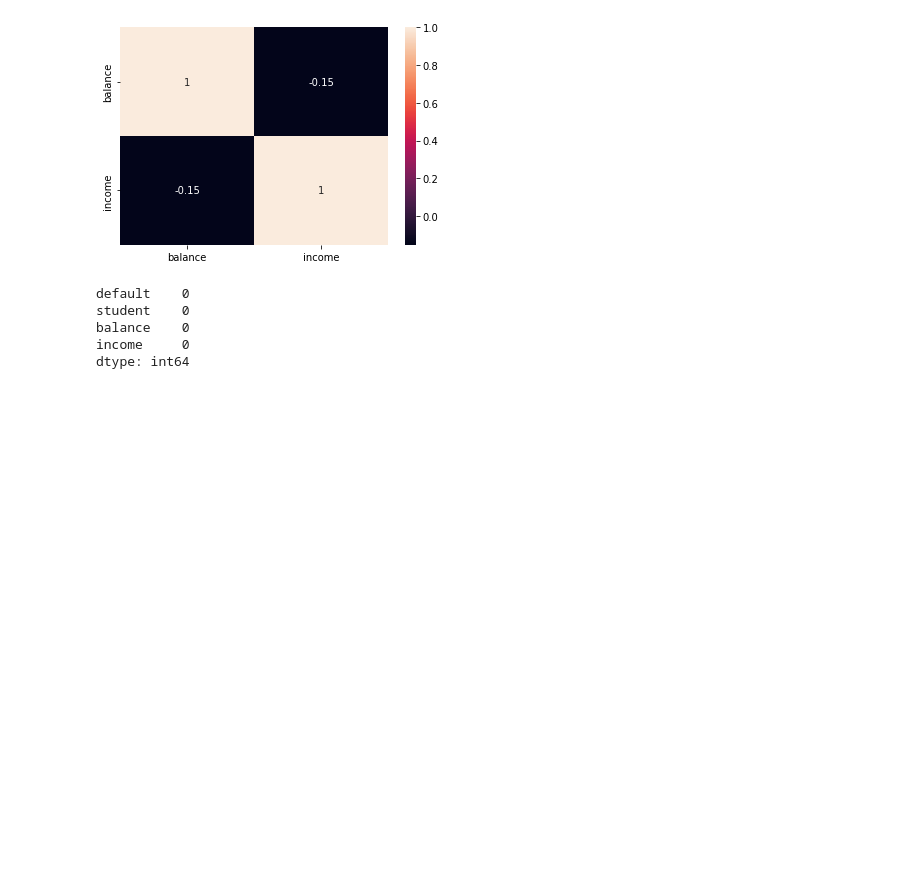
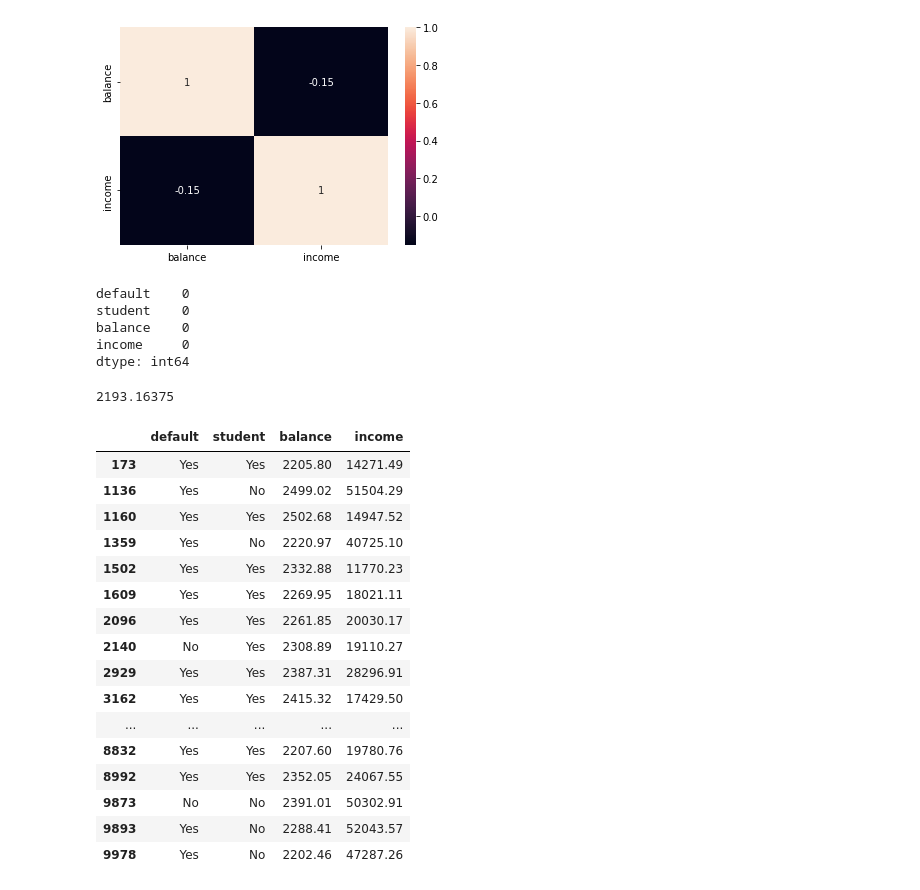
Before and after one commit to Rishiraj-singh7/Financial-data-Analysis, a Jupyter notebook: main.ipynb, the cells around one changed output. Cells and saved outputs as stored; diff of their text form; code cells hidden in the pictures; blank space fills up the shorter version.

```diff
--- a/main.ipynb
+++ b/main.ipynb
@@ -120,3 +120,34 @@ student    0
 balance    0
 income     0
 dtype: int64
+# %%
+Q1, Q3 = Default['balance'].quantile([.25, .75])
+IQR = Q3 - Q1
+LL = Q1 - 1.5*(IQR)
+UL = Q3 + 1.5*(IQR)
+# %%
+UL
+# %% [output]
+2193.16375
+# %%
+df = Default[Default['balance'] > UL]
+# %%
+df
+# %% [output]
+|  | default | student | balance | income |
+| 173 | Yes | Yes | 2205.80 | 14271.49 |
+| 1136 | Yes | No | 2499.02 | 51504.29 |
+| 1160 | Yes | Yes | 2502.68 | 14947.52 |
+| 1359 | Yes | No | 2220.97 | 40725.10 |
+| 1502 | Yes | Yes | 2332.88 | 11770.23 |
+| 1609 | Yes | Yes | 2269.95 | 18021.11 |
+| 2096 | Yes | Yes | 2261.85 | 20030.17 |
+| 2140 | No | Yes | 2308.89 | 19110.27 |
+| 2929 | Yes | Yes | 2387.31 | 28296.91 |
+| 3162 | Yes | Yes | 2415.32 | 17429.50 |
+| ... | ... | ... | ... | ... |
+| 8832 | Yes | Yes | 2207.60 | 19780.76 |
+| 8992 | Yes | Yes | 2352.05 | 24067.55 |
+| 9873 | No | No | 2391.01 | 50302.91 |
+| 9893 | Yes | No | 2288.41 | 52043.57 |
+| 9978 | Yes | No | 2202.46 | 47287.26 |
```
Also changed, not shown: parts of 6 cells of this notebook.
